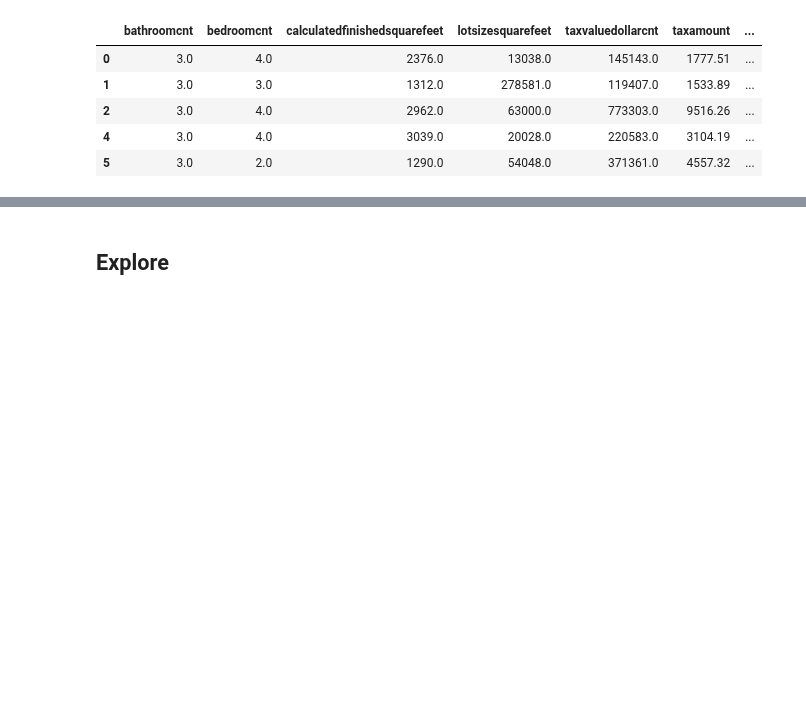
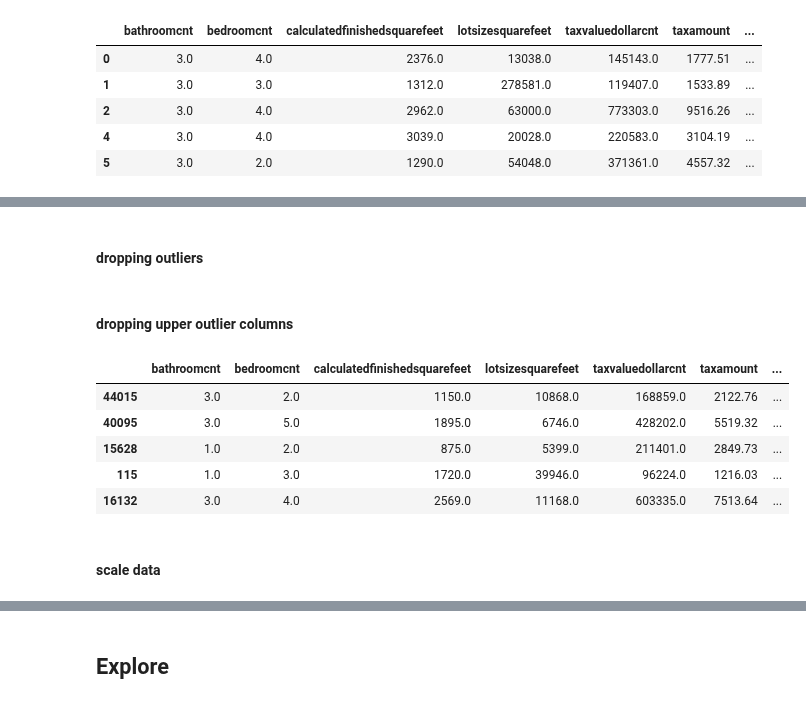
Before and after one commit to SamuelD-Data/zillow_clustering_project, a Jupyter notebook: zillow_clustering_project_notebook.ipynb, the cells around one changed output, grey strips where cells are left out. Cells and saved outputs as stored; diff of their text form; code cells hidden in the pictures; blank space fills up the shorter version.

```diff
--- a/zillow_clustering_project_notebook.ipynb
+++ b/zillow_clustering_project_notebook.ipynb
@@ -447,0 +523,26 @@ NameError: name 'split_data' is not defined
+# %% [markdown]
+#### dropping outliers
+# %%
+train.drop(train[train['bathroomcnt_upper_outliers'] > 0].index, inplace = True)
+train.drop(train[train['bedroomcnt_upper_outliers'] > 0].index, inplace = True)
+train.drop(train[train['calculatedfinishedsquarefeet_upper_outliers'] > 0].index, inplace = True)
+train.drop(train[train['lotsizesquarefeet_upper_outliers'] > 0].index, inplace = True)
+train.drop(train[train['taxvaluedollarcnt_upper_outliers'] > 0].index, inplace = True)
+train.drop(train[train['taxamount_upper_outliers'] > 0].index, inplace = True)
+# %% [markdown]
+#### dropping upper outlier columns
+# %%
+outlier_cols = [col for col in train if col.endswith('_outliers')]
+
+train = train.drop(columns = outlier_cols)
+
+train.head()
+# %% [output]
+|  | bathroomcnt | bedroomcnt | calculatedfinishedsquarefeet | lotsizesquarefeet | taxvaluedollarcnt | taxamount | ... |
+| 44015 | 3.0 | 2.0 | 1150.0 | 10868.0 | 168859.0 | 2122.76 | ... |
+| 40095 | 3.0 | 5.0 | 1895.0 | 6746.0 | 428202.0 | 5519.32 | ... |
+| 15628 | 1.0 | 2.0 | 875.0 | 5399.0 | 211401.0 | 2849.73 | ... |
+| 115 | 1.0 | 3.0 | 1720.0 | 39946.0 | 96224.0 | 1216.03 | ... |
+| 16132 | 3.0 | 4.0 | 2569.0 | 11168.0 | 603335.0 | 7513.64 | ... |
+# %% [markdown]
+#### scale data
```
Also changed, not shown: parts of 37 cells of this notebook.
